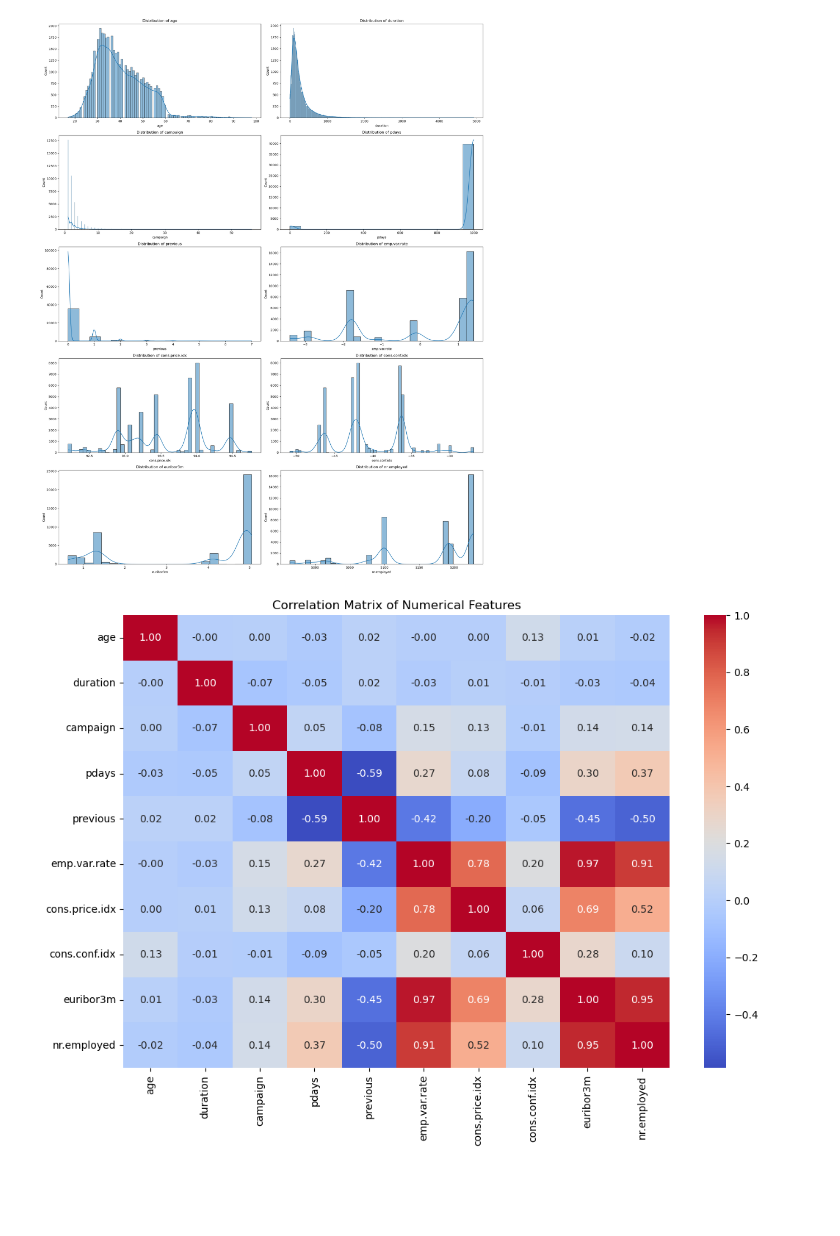
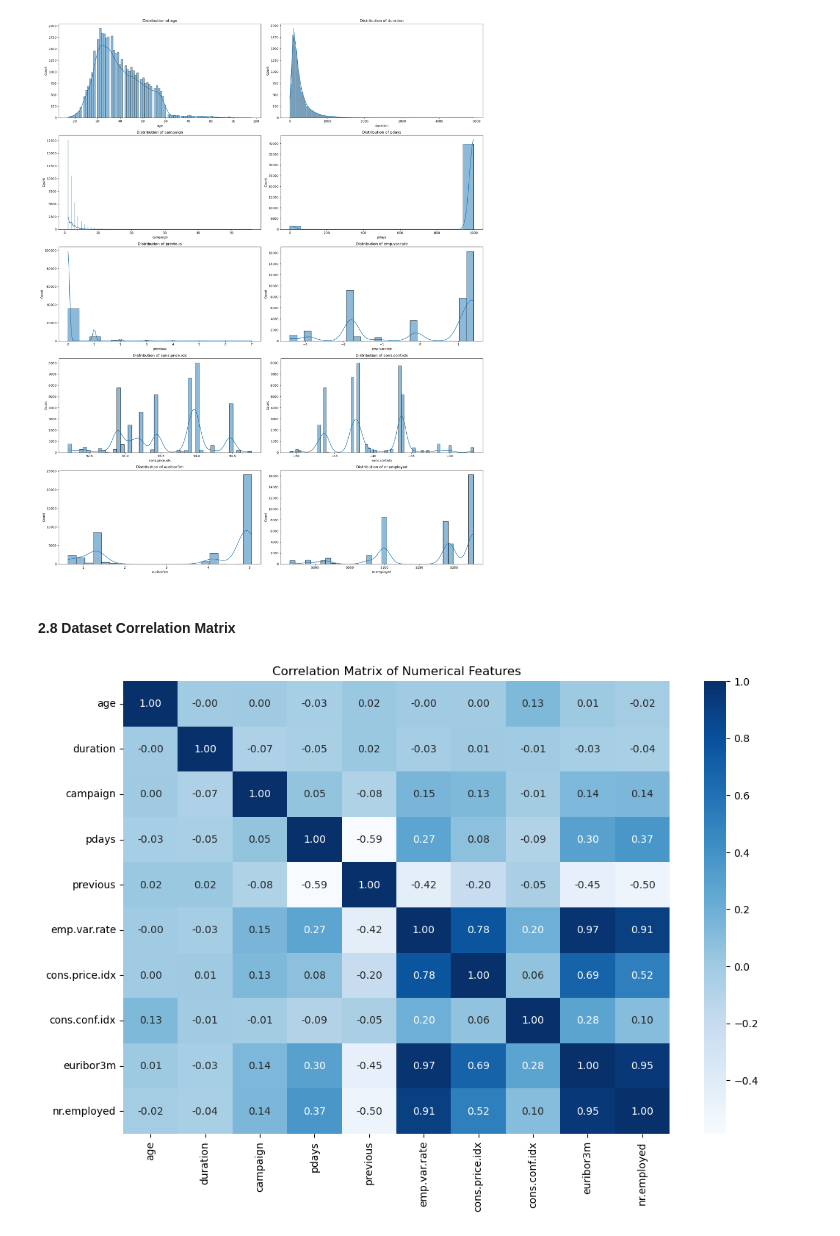
Before and after one commit to Geovannyy/Geovannyy-ML-DM-with-Python-and-Azure-ML-Studio, a Jupyter notebook: notebooks/Task_1_Classification.ipynb, the cells around one changed output. Saved outputs shown, nothing was run; the diff lists cells and outputs as text; code cells hidden in the pictures; blank space fills up the shorter version.

```diff
--- a/notebooks/Task_1_Classification.ipynb
+++ b/notebooks/Task_1_Classification.ipynb
@@ -315,16 +330,20 @@ plt.show()
 plt.close()
 # %% [output]
 [figure]
+# %% [markdown]
+#### 2.8 Dataset Correlation Matrix
 # %%
-# Compute the correlation matrix
+# Correlation matrix for numerical features
 correlation_matrix = df[numerical_features].corr()
 
 # Plot the heatmap
 plt.figure(figsize=(12, 8))
-sns.heatmap(correlation_matrix, annot=True, cmap='coolwarm', fmt='.2f')
+sns.heatmap(correlation_matrix, annot=True, cmap='Blues', fmt='.2f')
 plt.title('Correlation Matrix of Numerical Features')
-plt.savefig('..\\reports\\figures\\correlation_matrix.png')
+
+# Save and show the figure
+plt.savefig('../reports/figures/Task_1/correlation_matrix.png')
 plt.show()
 plt.close()
 # %% [output]
-[figure, old version]
+[figure, new version]
```
Also changed, not shown: parts of 17 cells of this notebook.
